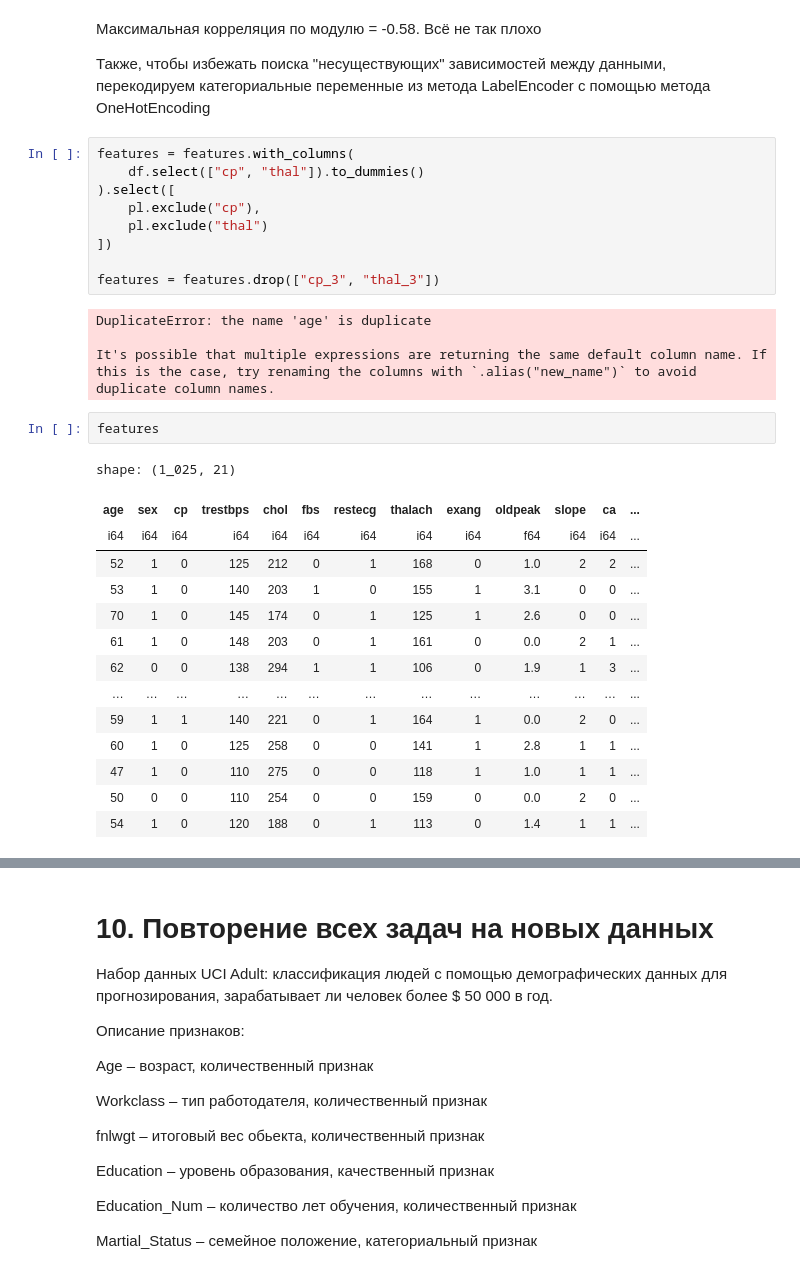
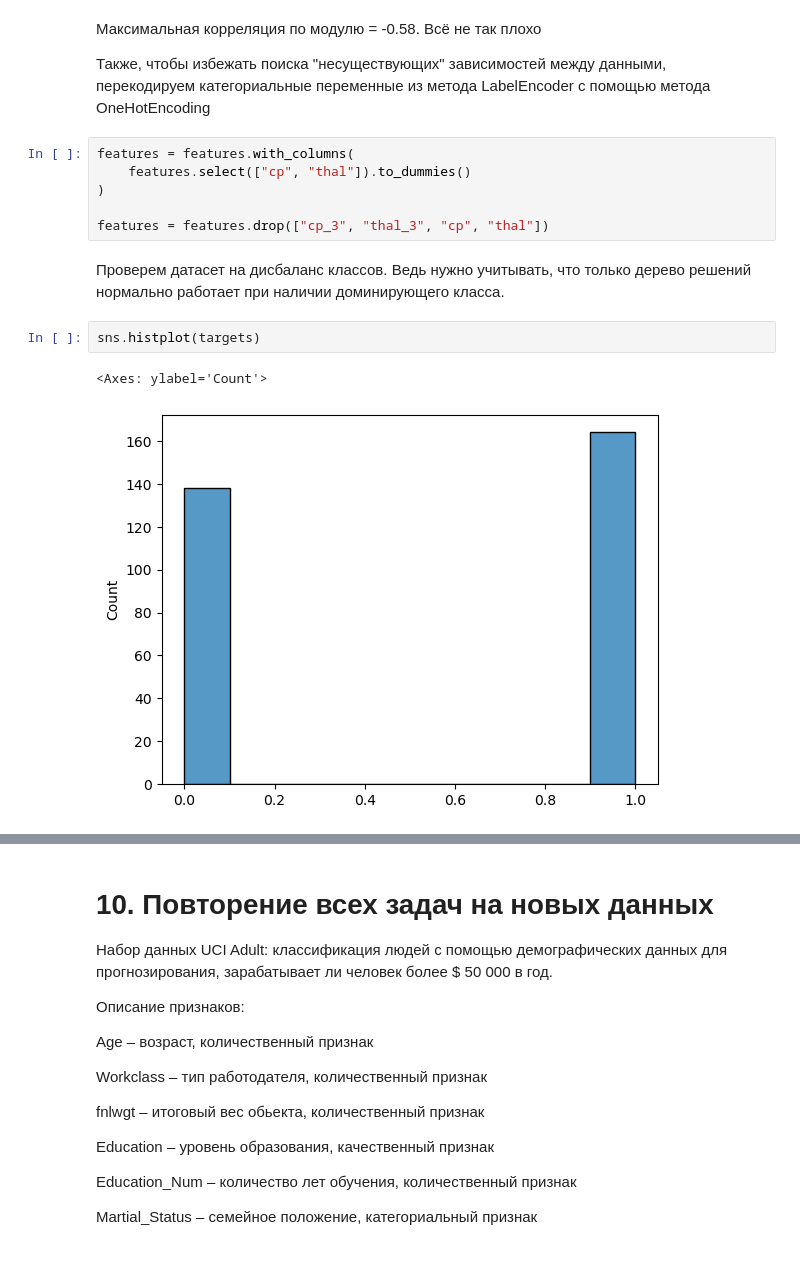
Before and after one commit to MaksimTraper/ml_courses, a Jupyter notebook: SPBU_Classic_ML/HW3_Classification/Traper_ML_HW3_Classification.ipynb, the cells around one changed output, grey strips where cells are left out. Drawn from its saved outputs; the diff is of its cells as text.

```diff
--- a/SPBU_Classic_ML/HW3_Classification/Traper_ML_HW3_Classification.ipynb
+++ b/SPBU_Classic_ML/HW3_Classification/Traper_ML_HW3_Classification.ipynb
@@ -587,31 +695,14 @@ sns.heatmap(features.corr(), annot=True)
 Также, чтобы избежать поиска "несуществующих" зависимостей между данными, перекодируем категориальные переменные из метода LabelEncoder с помощью метода OneHotEncoding
 # %%
 features = features.with_columns(
-    df.select(["cp", "thal"]).to_dummies()
-).select([
-    pl.exclude("cp"),
-    pl.exclude("thal")
-])
+    features.select(["cp", "thal"]).to_dummies()
+)
 
-features = features.drop(["cp_3", "thal_3"])
+features = features.drop(["cp_3", "thal_3", "cp", "thal"])
-# %% [output]
-DuplicateError: the name 'age' is duplicate
-
-It's possible that multiple expressions are returning the same default column name. If this is the case, try renaming the columns with `.alias("new_name")` to avoid duplicate column names.
-# %%
-features
-# %% [output]
-shape: (1_025, 21)
-| age | sex | cp | trestbps | chol | fbs | restecg | thalach | exang | oldpeak | slope | ca | ... |
-| i64 | i64 | i64 | i64 | i64 | i64 | i64 | i64 | i64 | f64 | i64 | i64 | ... |
-| 52 | 1 | 0 | 125 | 212 | 0 | 1 | 168 | 0 | 1.0 | 2 | 2 | ... |
-| 53 | 1 | 0 | 140 | 203 | 1 | 0 | 155 | 1 | 3.1 | 0 | 0 | ... |
-| 70 | 1 | 0 | 145 | 174 | 0 | 1 | 125 | 1 | 2.6 | 0 | 0 | ... |
-| 61 | 1 | 0 | 148 | 203 | 0 | 1 | 161 | 0 | 0.0 | 2 | 1 | ... |
-| 62 | 0 | 0 | 138 | 294 | 1 | 1 | 106 | 0 | 1.9 | 1 | 3 | ... |
-| … | … | … | … | … | … | … | … | … | … | … | … | ... |
-| 59 | 1 | 1 | 140 | 221 | 0 | 1 | 164 | 1 | 0.0 | 2 | 0 | ... |
-| 60 | 1 | 0 | 125 | 258 | 0 | 0 | 141 | 1 | 2.8 | 1 | 1 | ... |
-| 47 | 1 | 0 | 110 | 275 | 0 | 0 | 118 | 1 | 1.0 | 1 | 1 | ... |
-| 50 | 0 | 0 | 110 | 254 | 0 | 0 | 159 | 0 | 0.0 | 2 | 0 | ... |
-| 54 | 1 | 0 | 120 | 188 | 0 | 1 | 113 | 0 | 1.4 | 1 | 1 | ... |
+# %% [markdown]
+Проверем датасет на дисбаланс классов. Ведь нужно учитывать, что только дерево решений нормально работает при наличии доминирующего класса.
+# %%
+sns.histplot(targets)
+# %% [output]
+<Axes: ylabel='Count'>
+[figure, added]
```
Also changed, not shown: parts of 100 cells of this notebook.
